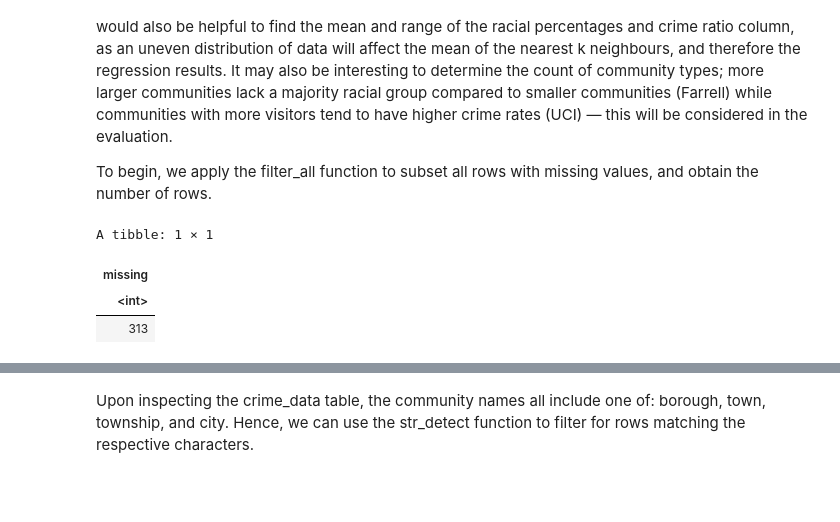
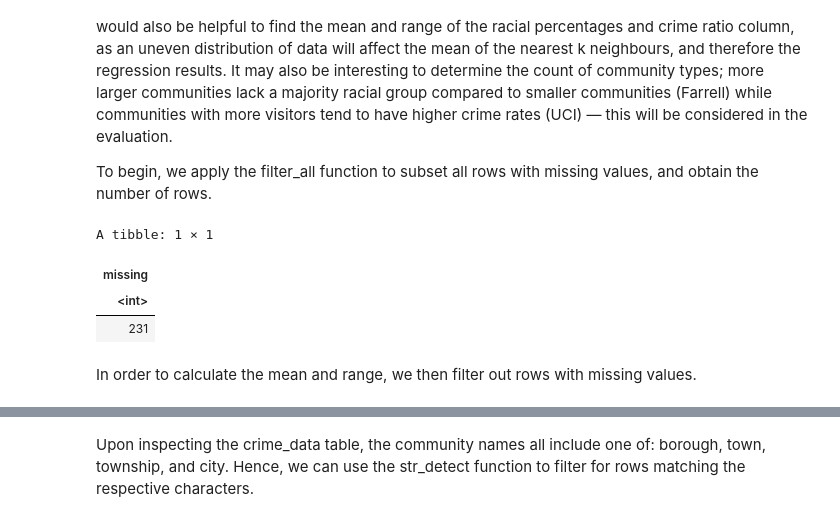
Before and after one commit to JeffreyJPZ/DSCI-100-Group_55-Project, a Jupyter notebook: Project.ipynb, the cells around one changed output, grey strips where cells are left out. Saved outputs shown, nothing was run; the diff lists cells and outputs as text; code cells hidden in the pictures; blank space fills up the shorter version.

```diff
--- a/Project.ipynb
+++ b/Project.ipynb
@@ -291,15 +291,17 @@ To obtain a general overview of the dataset and help build the model, summary st
 
 To begin, we apply the filter_all function to subset all rows with missing values, and obtain the number of rows.
 # %%
-cols <- colnames(crime_w_ratio)
+cols <- colnames(crime_training)
 
-missing_values <- crime_w_ratio |>
+missing_values <- crime_training |>
                     filter_all(any_vars(is.na(.))) |>
                     summarize(missing = n())
 missing_values
 # %% [output]
 A tibble: 1 × 1
 | missing |
 | <int> |
-| 313 |
+| 231 |
+# %% [markdown]
+In order to calculate the mean and range, we then filter out rows with missing values.
 # %%
```
Also changed, not shown: parts of 5 cells of this notebook.
